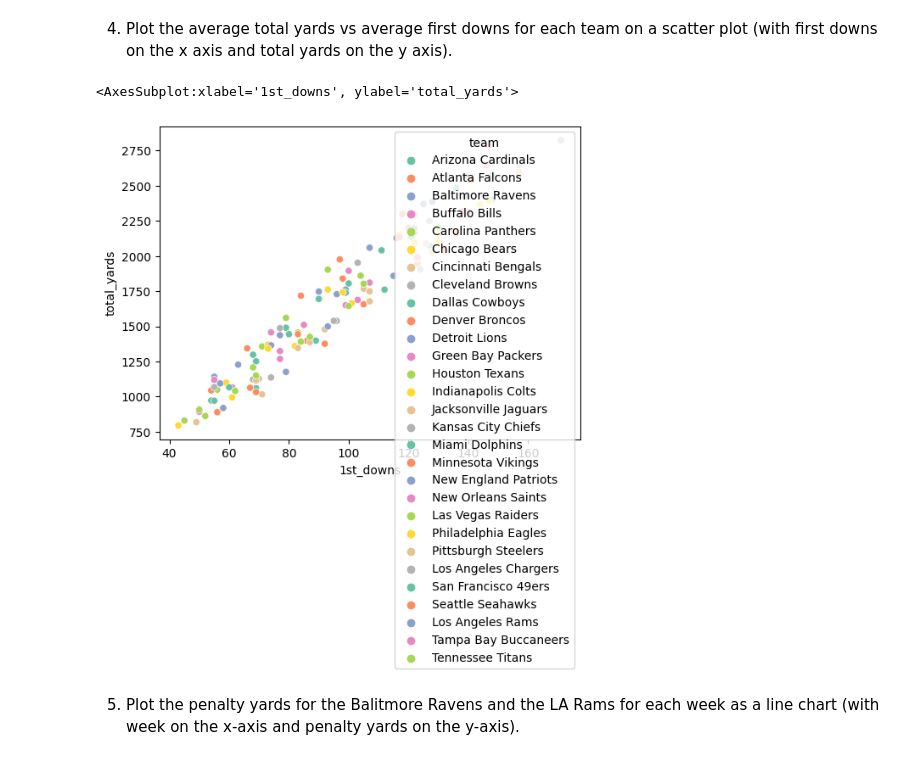
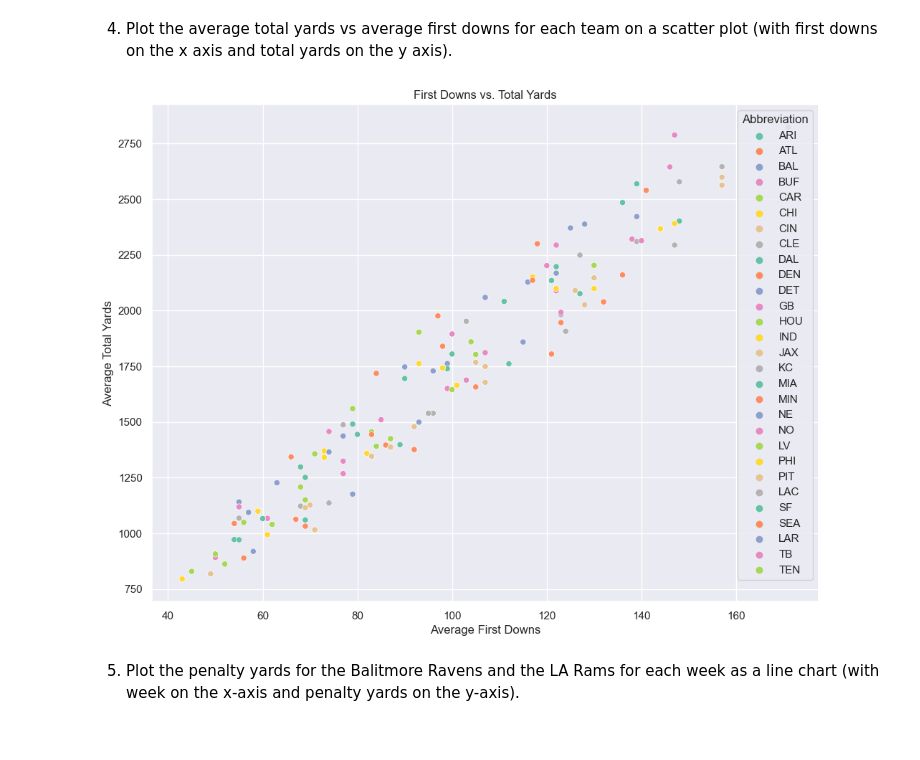
Before and after one commit to Jellis187/CIS277-FA22-Lab6, a Jupyter notebook: Lab6.ipynb, the cells around one changed output. Drawn from its saved outputs; the diff is of its cells as text; code cells hidden in the pictures.

```diff
--- a/Lab6.ipynb
+++ b/Lab6.ipynb
@@ -60,0 +60,9 @@ sns.histplot(x=final_df.team, y= final_df.passing_yards, data= final_df)
+# %%
+
+sns.set(rc ={'figure.figsize':(12,9)})
+sns.barplot ( x= final_df.Abbreviation, y = final_df.passing_yards, data=final_df, ci = False, estimator =np.sum, color ="maroon")
+sns.barplot(x=final_df.Abbreviation, y=final_df.rushing_yards, data=final_df, ci = False, color = 'gold')
+plt.title('Average Passing vs. Average Rushing')
+plt.xlabel("Team Abbreviations")
+plt.ylabel("Average Yards")
+plt.show()
@@ -63,10 +80,13 @@ sns.histplot(x=final_df.team, y= final_df.passing_yards, data= final_df)
 # %%
 final_df.groupby("team").total_yards
 
-sns.scatterplot(x=final_df['1st_downs'], y=final_df.total_yards, hue=final_df.team, data=final_df, palette="Set2")
+sns.scatterplot(x=final_df['1st_downs'], y=final_df.total_yards, hue=final_df.Abbreviation, data=final_df, palette="Set2")
+plt.title("First Downs vs. Total Yards")
+plt.xlabel("Average First Downs")
+plt.ylabel("Average Total Yards")
+plt.show()
 # %% [output]
-<AxesSubplot:xlabel='1st_downs', ylabel='total_yards'>
-[figure, old version]
+[figure, new version]
 # %% [markdown]
 5. Plot the penalty yards for the Balitmore Ravens and the LA Rams for each week as a line chart (with week on the x-axis and penalty yards on the y-axis).
 # %%
```
Also changed, not shown: parts of 8 cells of this notebook.
